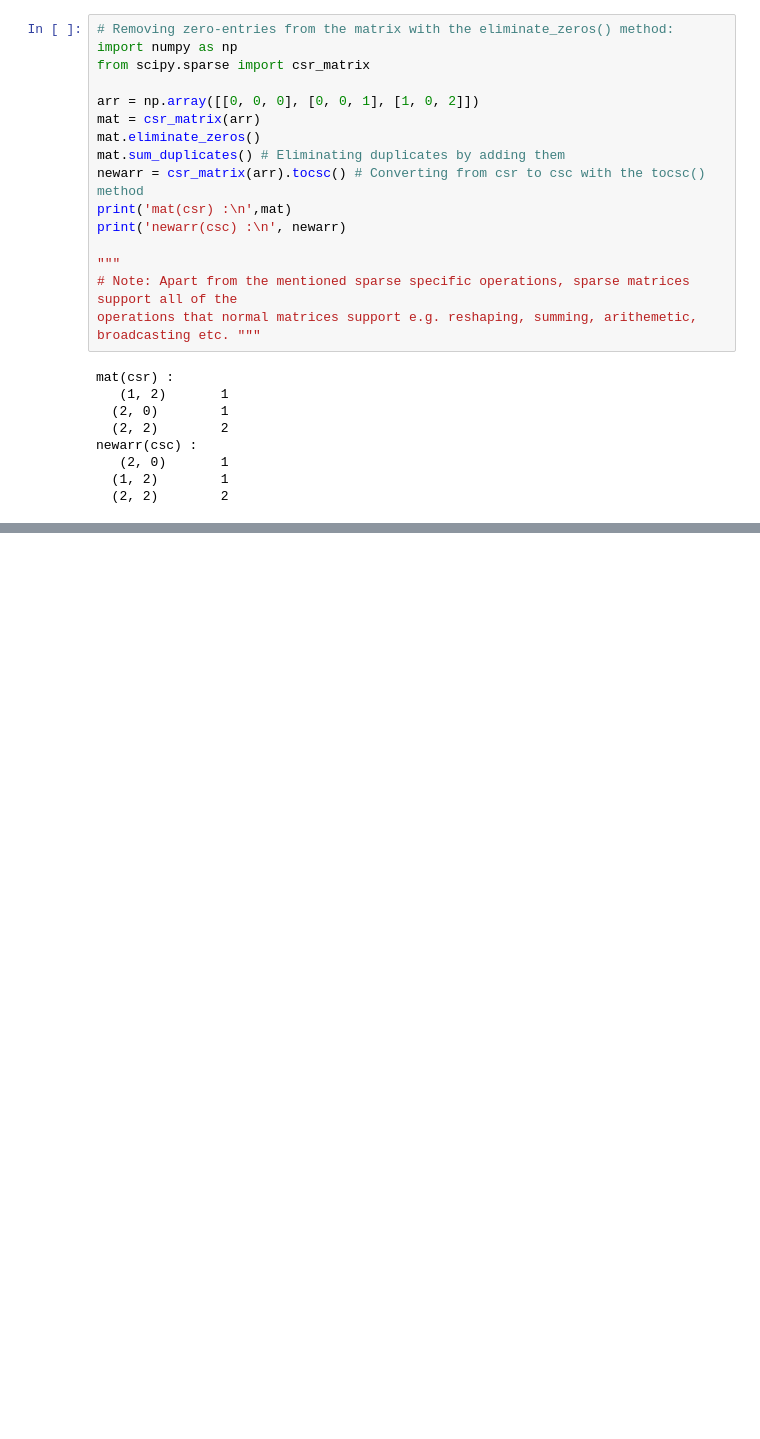
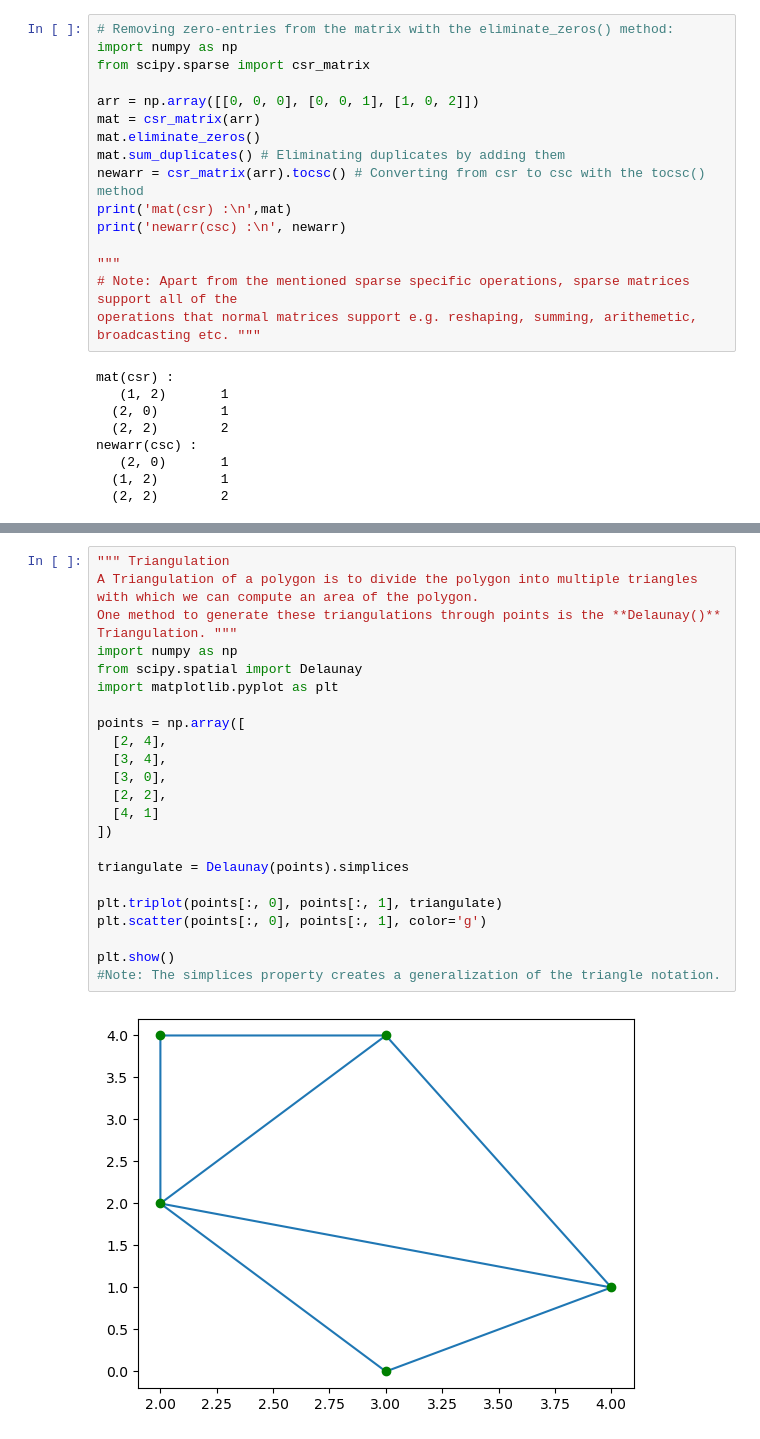
Before and after one commit to Abhi-masane/python-for-ml, a Jupyter notebook: ML_SciPy.ipynb, the cells around one changed output, grey strips where cells are left out. Drawn from its saved outputs; the diff is of its cells as text; blank space fills up the shorter version.

```diff
--- a/ML_SciPy.ipynb
+++ b/ML_SciPy.ipynb
@@ -190,0 +322,25 @@ newarr(csc) :
+# %%
+""" Triangulation
+A Triangulation of a polygon is to divide the polygon into multiple triangles with which we can compute an area of the polygon.
+One method to generate these triangulations through points is the **Delaunay()** Triangulation. """
+import numpy as np
+from scipy.spatial import Delaunay
+import matplotlib.pyplot as plt
+
+points = np.array([
+  [2, 4],
+  [3, 4],
+  [3, 0],
+  [2, 2],
+  [4, 1]
+])
+
+triangulate = Delaunay(points).simplices
+
+plt.triplot(points[:, 0], points[:, 1], triangulate)
+plt.scatter(points[:, 0], points[:, 1], color='g')
+
+plt.show()
+#Note: The simplices property creates a generalization of the triangle notation.
+# %% [output]
+[figure, added]
```
Also changed, not shown: parts of 11 cells of this notebook.
